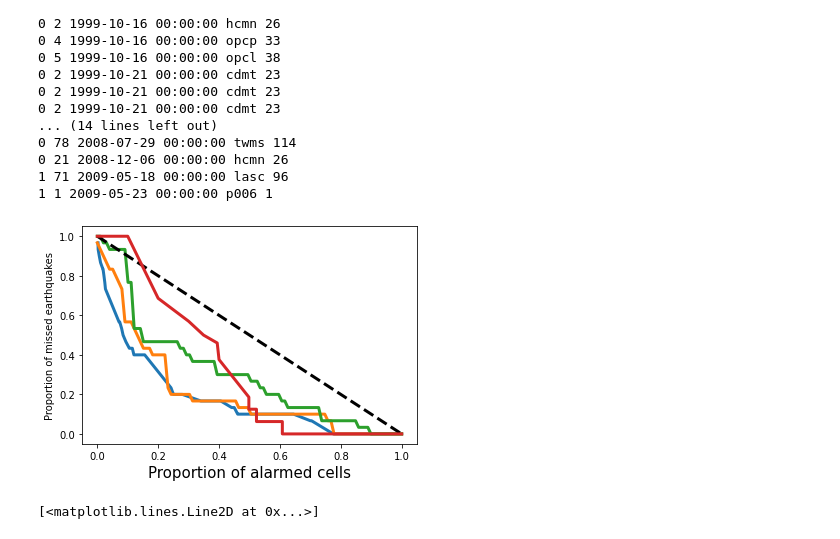
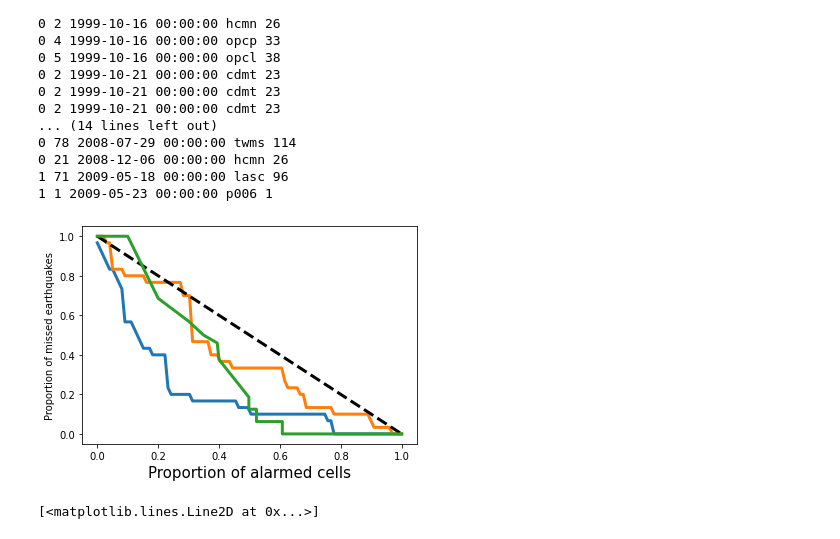
Before and after one commit to Schimmenti/EarthquakesGPS, a Jupyter notebook: Dataset.ipynb, the cells around one changed output. Cells and saved outputs as stored; diff of their text form; code cells hidden in the pictures.

```diff
--- a/Dataset.ipynb
+++ b/Dataset.ipynb
@@ -18,0 +31,22 @@ Mounted at /content/drive
+# %%
+ref_station = "lbc2"
+main_station = "chil"
+main_pos = station_pos[main_station]
+other_distances = {}
+for other_stat, other_pos in station_pos.items():
+  other_distances[other_stat] = haversine(main_pos[0], other_pos[0], main_pos[1]-other_pos[1])
+other_names = np.array(list(other_distances.keys()))
+other_distances = np.array(list(other_distances.values()))
+# %%
+cnt = 0
+
+for candidate in other_names[np.argsort(other_distances)]:
+  if(cnt > 6):
+    break
+  combined = pd.merge(stat_data[candidate], stat_data[ref_station], how='inner',left_index=True, right_index=True)
+  combined = combined[np.logical_and(combined.index >= original_cat.index[0], combined.index <= np.datetime64('2009-06-30'))]
+  if(not combined.empty and combined.index[0] != original_cat.index[0]):
+    cnt += 1
+    plt.plot(combined["N_x"]-combined["N_y"])
+    plt.title(candidate)
+    plt.show()
@@ -531,17 +573,16 @@ result = np.array(result)
 # %%
 original_curve = np.array([(0,1),(0.1,1),(0.2,0.686),(0.3, 0.57),(0.349,0.5),(0.394,0.460),(0.4,0.376),(0.498,0.186),(0.498,0.125), (0.523,0.125),(0.523,0.0625),  (0.534, 0.0625),(0.608, 0.0625), (0.608, 0), (0.8, 0),(1.0, 0)])
 # %%
-plt.plot(partial_result.mean(axis=0), 1-result.mean(axis=0), lw=3)
 plt.plot(vth_probs, 1-result.mean(axis=0), lw=3)
 plt.plot(vth_probs, 1-alarm1.mean(axis=0), lw=3)
 plt.plot(vth_probs,1-vth_probs, color='black', ls='dashed', lw=3)
 plt.plot(original_curve[:,0],original_curve[:,1], lw=3)
 plt.xlabel("Proportion of alarmed cells", fontsize=15)
 plt.ylabel("Proportion of missed earthquakes")
 plt.savefig("res.png")
 plt.show()
 # %% [output]
-[figure, old version]
+[figure, new version]
 # %%
 plt.plot(vth_probs,result.mean(axis=0)/vth_probs )
 plt.plot(vth_probs,alarm1.mean(axis=0)/vth_probs )
```
Also changed, not shown: parts of 3 cells of this notebook.
